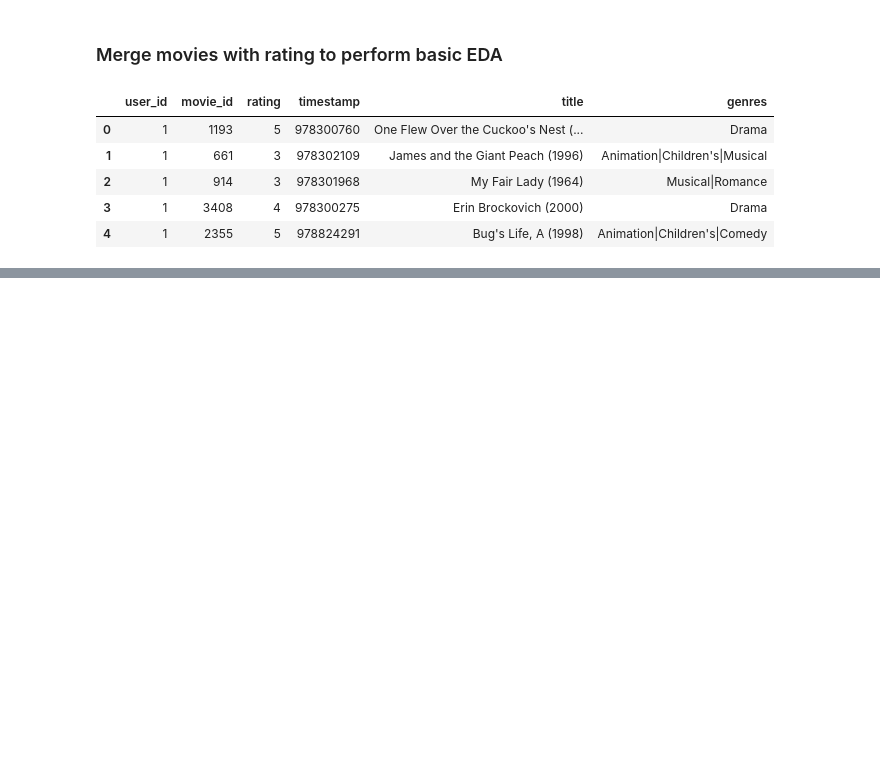
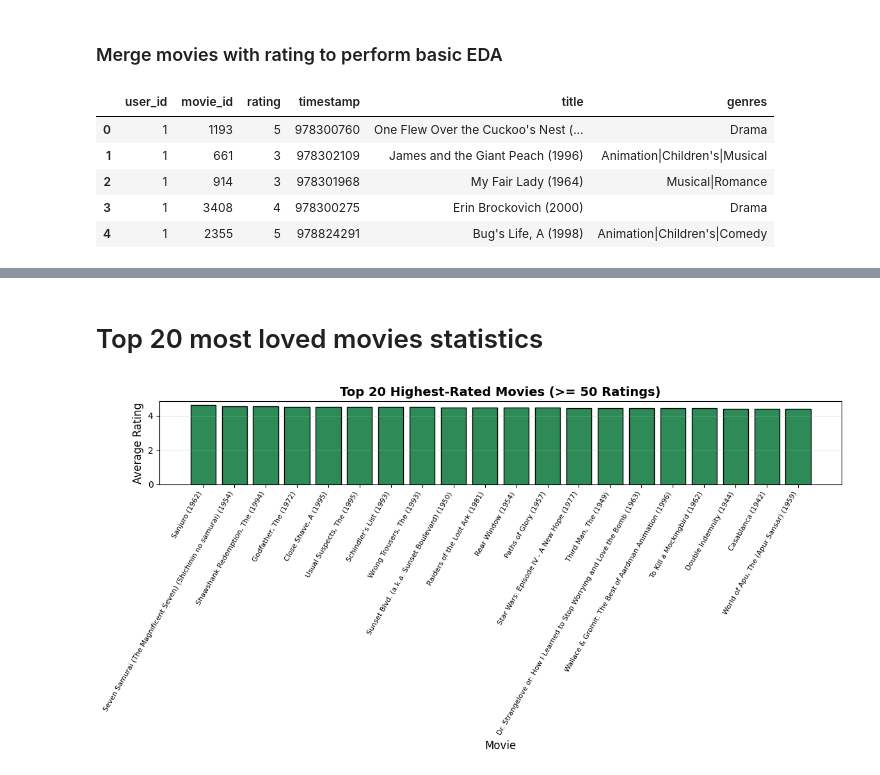
Before and after one commit to abbasatayee/movie-mate, a Jupyter notebook: src/eda/eda-1m.ipynb, the cells around one changed output, grey strips where cells are left out. Drawn from its saved outputs; the diff is of its cells as text; code cells hidden in the pictures; blank space fills up the shorter version.

```diff
--- a/src/eda/eda-1m.ipynb
+++ b/src/eda/eda-1m.ipynb
@@ -87,0 +87,25 @@ ValueError: The number of FixedLocator locations (1), usually from a call to set
+# %% [markdown]
+# Top 20 most loved movies statistics
+# %%
+MIN_RATING_THRESHOLD = 50
+
+movie_stats = merged_df.groupby(['movie_id', 'title'])['rating'].agg(['mean', 'count']).reset_index()
+movie_stats.rename(columns={'mean': 'avg_rating', 'count': 'rating_count'}, inplace=True)
+
+high_quality = movie_stats[movie_stats['rating_count'] >= MIN_RATING_THRESHOLD]
+high_quality = high_quality.sort_values('avg_rating' , ascending=False)[:20]
+
+fig , ax = plt.subplots(figsize=(12, 6))
+ax.bar(high_quality['title'], high_quality['avg_rating'], color='seagreen', edgecolor='black')
+ax.set_title(f'Top 20 Highest-Rated Movies (>= {MIN_RATING_THRESHOLD} Ratings)', fontsize=14, weight='bold')
+ax.set_xlabel('Movie', fontsize=12)
+ax.set_ylabel('Average Rating', fontsize=12)
+ax.tick_params(axis='x', labelrotation=60, labelsize=8)
+ax.tick_params(axis='y', labelsize=10)
+for label in ax.get_xticklabels():
+    label.set_ha('right')
+ax.grid(axis='y', alpha=0.3)
+plt.tight_layout()
+plt.show()
+# %% [output]
+[figure, added]
```
Also changed, not shown: parts of 1 cell of this notebook.
